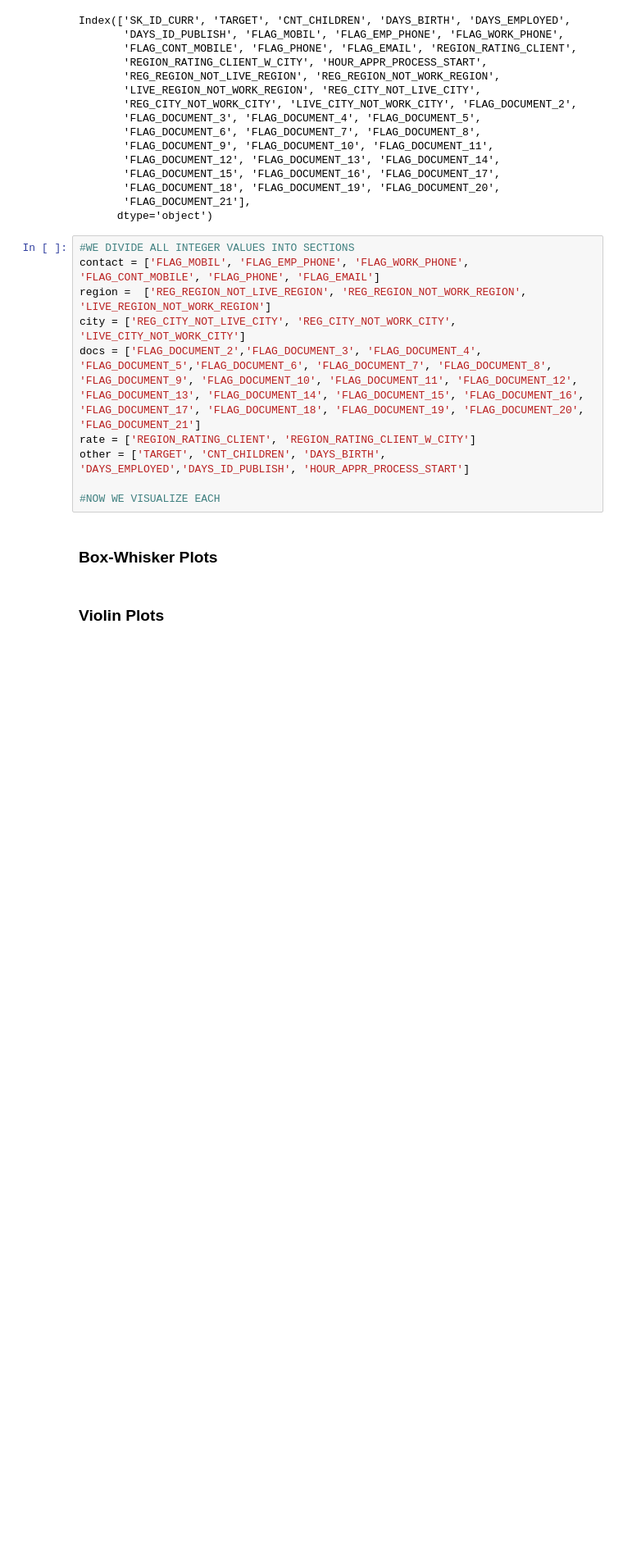
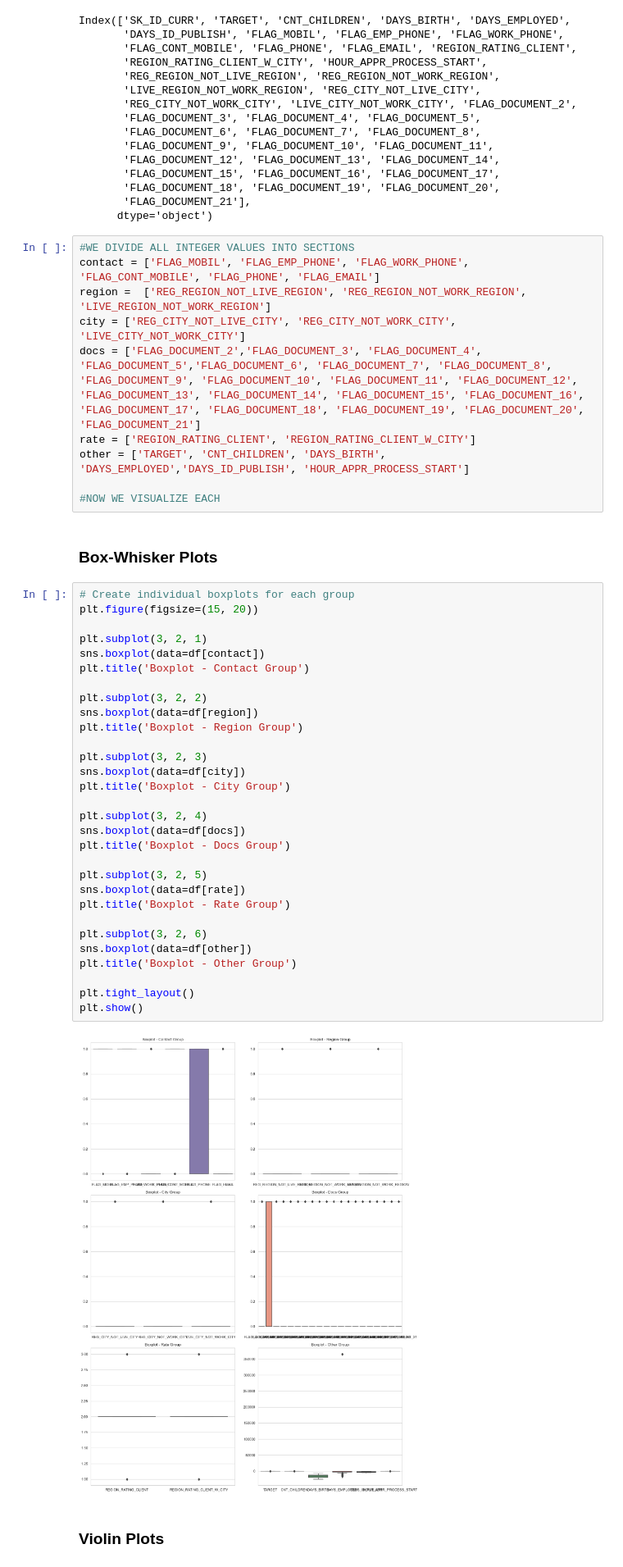
Before and after one commit to Marquinoli/Credit-Card-Fraud-Detection, a Jupyter notebook: project_cluster.ipynb, the cells around one changed output. Shown at 82% size. Cells and saved outputs as stored; diff of their text form; blank space fills up the shorter version.

```diff
--- a/project_cluster.ipynb
+++ b/project_cluster.ipynb
@@ -199,5 +199,37 @@ other = ['TARGET', 'CNT_CHILDREN', 'DAYS_BIRTH', 'DAYS_EMPLOYED','DAYS_ID_PUBLIS
 #NOW WE VISUALIZE EACH
 # %% [markdown]
 ### Box-Whisker Plots
+# %%
+# Create individual boxplots for each group
+plt.figure(figsize=(15, 20))
+
+plt.subplot(3, 2, 1)
+sns.boxplot(data=df[contact])
+plt.title('Boxplot - Contact Group')
+
+plt.subplot(3, 2, 2)
+sns.boxplot(data=df[region])
+plt.title('Boxplot - Region Group')
+
+plt.subplot(3, 2, 3)
+sns.boxplot(data=df[city])
+plt.title('Boxplot - City Group')
+
+plt.subplot(3, 2, 4)
+sns.boxplot(data=df[docs])
+plt.title('Boxplot - Docs Group')
+
+plt.subplot(3, 2, 5)
+sns.boxplot(data=df[rate])
+plt.title('Boxplot - Rate Group')
+
+plt.subplot(3, 2, 6)
+sns.boxplot(data=df[other])
+plt.title('Boxplot - Other Group')
+
+plt.tight_layout()
+plt.show()
+# %% [output]
+[figure, added]
 # %% [markdown]
 ### Violin Plots
```
Also changed, not shown: parts of 2 cells of this notebook.
